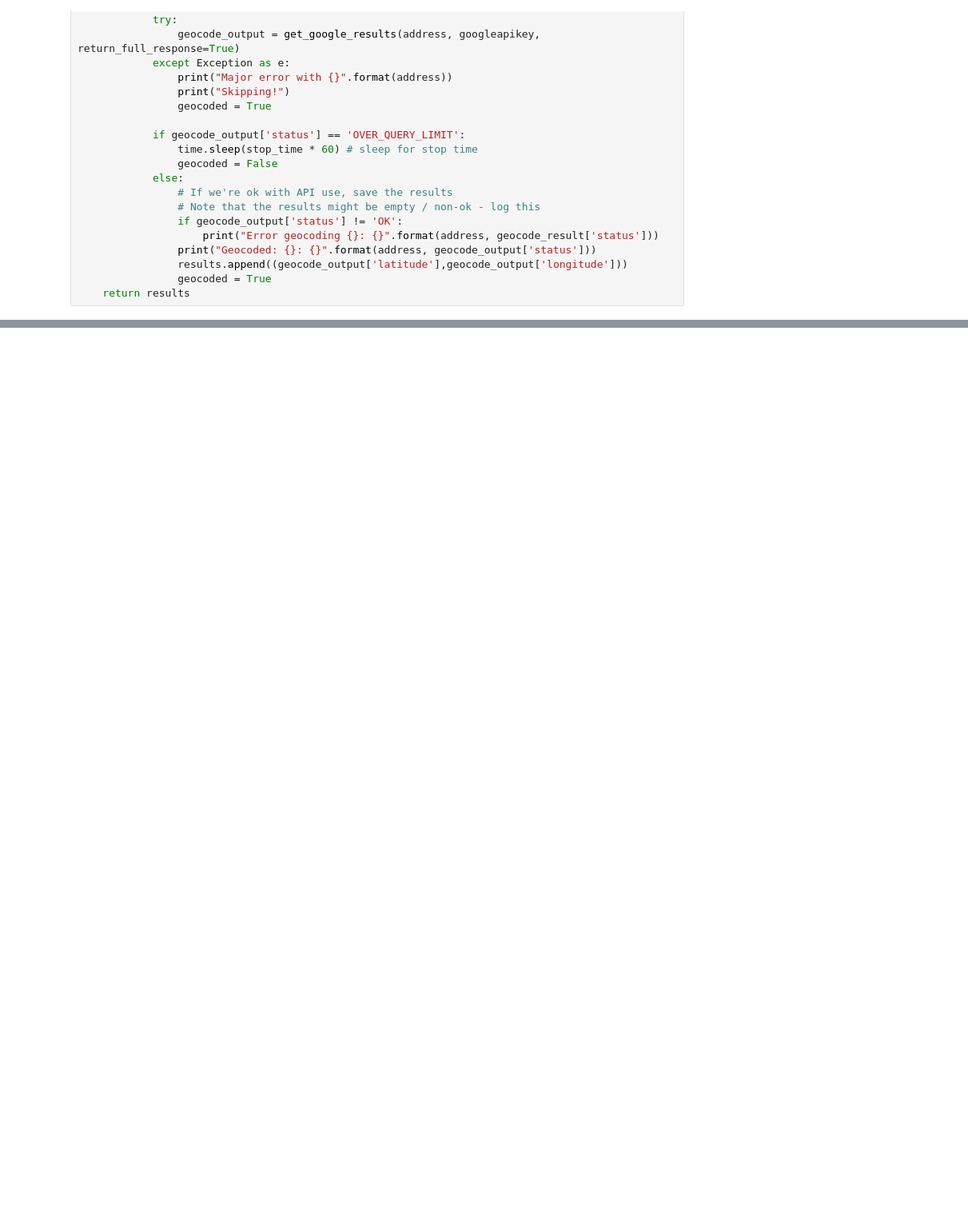
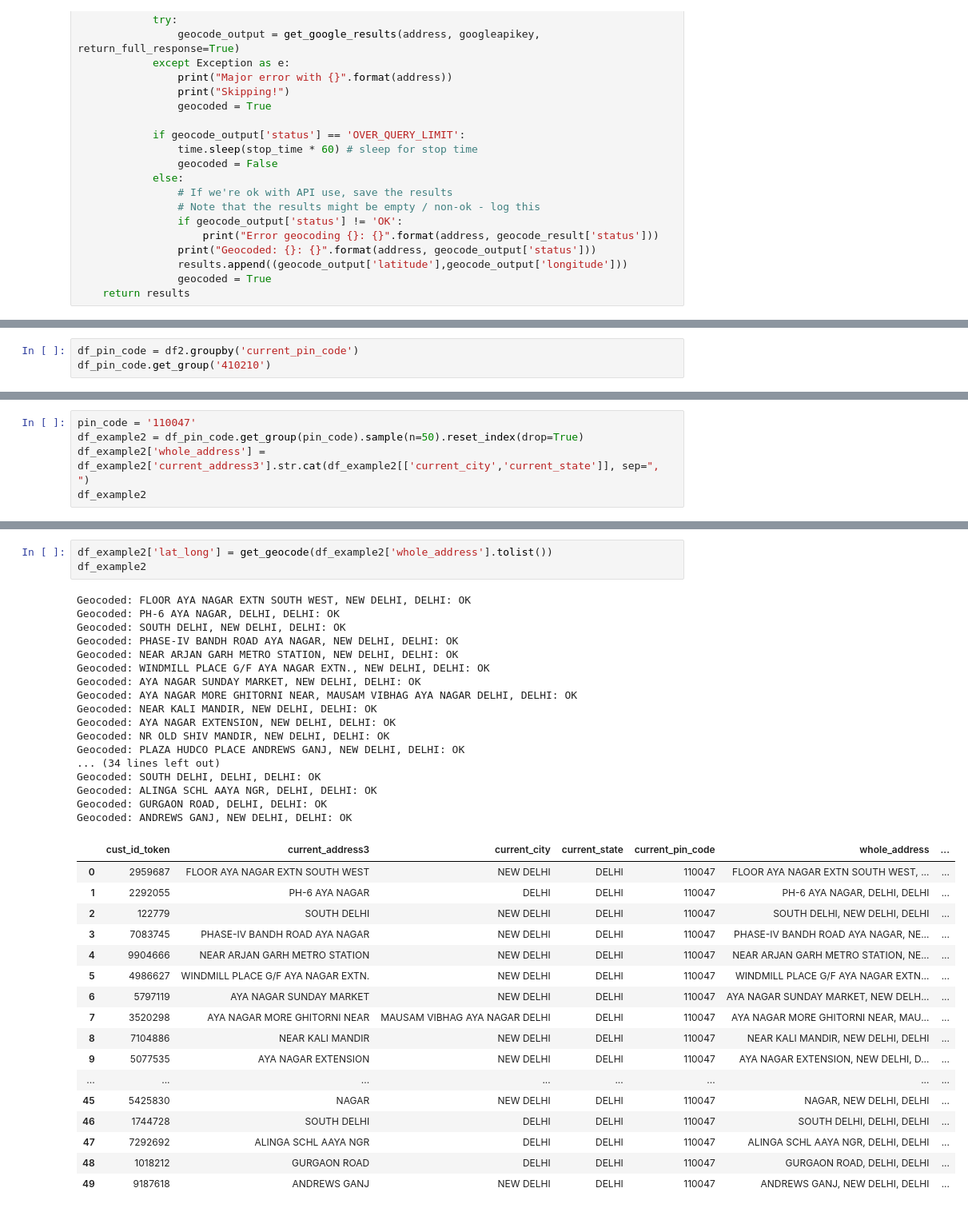
Before and after one commit to ighosh98/datathon, a Jupyter notebook: code/Yes.ipynb, the cells around one changed output, grey strips where cells are left out. Shown at 80% size. Saved outputs shown, nothing was run; the diff lists cells and outputs as text; blank space fills up the shorter version.

```diff
--- a/code/Yes.ipynb
+++ b/code/Yes.ipynb
@@ -244,3 +228,6 @@ fig.add_layer(gmaps.heatmap_layer(df_example['lat_long']))
 fig
 # %% [output]
 [interactive output not drawn]
+# %%
+df_pin_code = df2.groupby('current_pin_code')
+df_pin_code.get_group('410210')
@@ -246,0 +253,5 @@ fig
+# %%
+pin_code = '110047'
+df_example2 = df_pin_code.get_group(pin_code).sample(n=50).reset_index(drop=True)
+df_example2['whole_address'] = df_example2['current_address3'].str.cat(df_example2[['current_city','current_state']], sep=", ")
+df_example2
@@ -246,0 +276,38 @@ fig
+# %%
+df_example2['lat_long'] = get_geocode(df_example2['whole_address'].tolist())
+df_example2
+# %% [output]
+Geocoded: FLOOR AYA NAGAR EXTN SOUTH WEST, NEW DELHI, DELHI: OK
+Geocoded: PH-6 AYA NAGAR, DELHI, DELHI: OK
+Geocoded: SOUTH DELHI, NEW DELHI, DELHI: OK
+Geocoded: PHASE-IV BANDH ROAD AYA NAGAR, NEW DELHI, DELHI: OK
+Geocoded: NEAR ARJAN GARH METRO STATION, NEW DELHI, DELHI: OK
+Geocoded: WINDMILL PLACE G/F AYA NAGAR EXTN., NEW DELHI, DELHI: OK
+Geocoded: AYA NAGAR SUNDAY MARKET, NEW DELHI, DELHI: OK
+Geocoded: AYA NAGAR MORE GHITORNI NEAR, MAUSAM VIBHAG AYA NAGAR DELHI, DELHI: OK
+Geocoded: NEAR KALI MANDIR, NEW DELHI, DELHI: OK
+Geocoded: AYA NAGAR EXTENSION, NEW DELHI, DELHI: OK
+Geocoded: NR OLD SHIV MANDIR, NEW DELHI, DELHI: OK
+Geocoded: PLAZA HUDCO PLACE ANDREWS GANJ, NEW DELHI, DELHI: OK
+... (34 lines left out)
+Geocoded: SOUTH DELHI, DELHI, DELHI: OK
+Geocoded: ALINGA SCHL AAYA NGR, DELHI, DELHI: OK
+Geocoded: GURGAON ROAD, DELHI, DELHI: OK
+Geocoded: ANDREWS GANJ, NEW DELHI, DELHI: OK
+|  | cust_id_token | current_address3 | current_city | current_state | current_pin_code | whole_address | ... |
+| 0 | 2959687 | FLOOR AYA NAGAR EXTN SOUTH WEST | NEW DELHI | DELHI | 110047 | FLOOR AYA NAGAR EXTN SOUTH WEST, ... | ... |
+| 1 | 2292055 | PH-6 AYA NAGAR | DELHI | DELHI | 110047 | PH-6 AYA NAGAR, DELHI, DELHI | ... |
+| 2 | 122779 | SOUTH DELHI | NEW DELHI | DELHI | 110047 | SOUTH DELHI, NEW DELHI, DELHI | ... |
+| 3 | 7083745 | PHASE-IV BANDH ROAD AYA NAGAR | NEW DELHI | DELHI | 110047 | PHASE-IV BANDH ROAD AYA NAGAR, NE... | ... |
+| 4 | 9904666 | NEAR ARJAN GARH METRO STATION | NEW DELHI | DELHI | 110047 | NEAR ARJAN GARH METRO STATION, NE... | ... |
+| 5 | 4986627 | WINDMILL PLACE G/F AYA NAGAR EXTN. | NEW DELHI | DELHI | 110047 | WINDMILL PLACE G/F AYA NAGAR EXTN... | ... |
+| 6 | 5797119 | AYA NAGAR SUNDAY MARKET | NEW DELHI | DELHI | 110047 | AYA NAGAR SUNDAY MARKET, NEW DELH... | ... |
+| 7 | 3520298 | AYA NAGAR MORE GHITORNI NEAR | MAUSAM VIBHAG AYA NAGAR DELHI | DELHI | 110047 | AYA NAGAR MORE GHITORNI NEAR, MAU... | ... |
+| 8 | 7104886 | NEAR KALI MANDIR | NEW DELHI | DELHI | 110047 | NEAR KALI MANDIR, NEW DELHI, DELHI | ... |
+| 9 | 5077535 | AYA NAGAR EXTENSION | NEW DELHI | DELHI | 110047 | AYA NAGAR EXTENSION, NEW DELHI, D... | ... |
+| ... | ... | ... | ... | ... | ... | ... | ... |
+| 45 | 5425830 | NAGAR | NEW DELHI | DELHI | 110047 | NAGAR, NEW DELHI, DELHI | ... |
+| 46 | 1744728 | SOUTH DELHI | DELHI | DELHI | 110047 | SOUTH DELHI, DELHI, DELHI | ... |
+| 47 | 7292692 | ALINGA SCHL AAYA NGR | DELHI | DELHI | 110047 | ALINGA SCHL AAYA NGR, DELHI, DELHI | ... |
+| 48 | 1018212 | GURGAON ROAD | DELHI | DELHI | 110047 | GURGAON ROAD, DELHI, DELHI | ... |
+| 49 | 9187618 | ANDREWS GANJ | NEW DELHI | DELHI | 110047 | ANDREWS GANJ, NEW DELHI, DELHI | ... |
```
Also changed, not shown: parts of 12 cells of this notebook, 2 other files.
